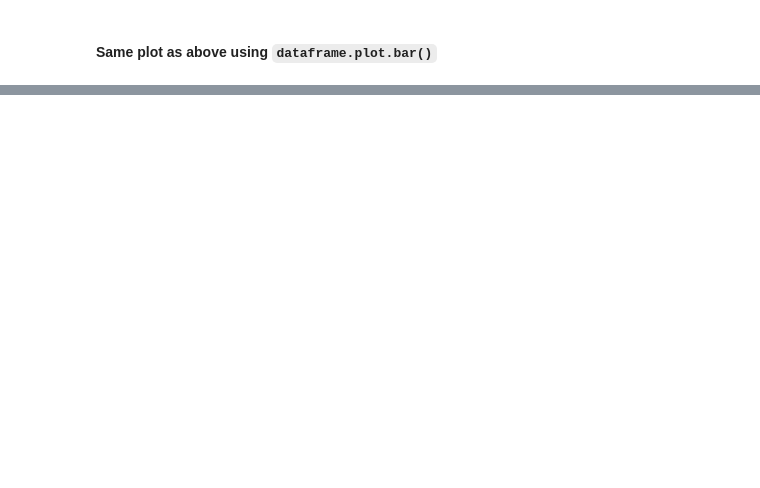
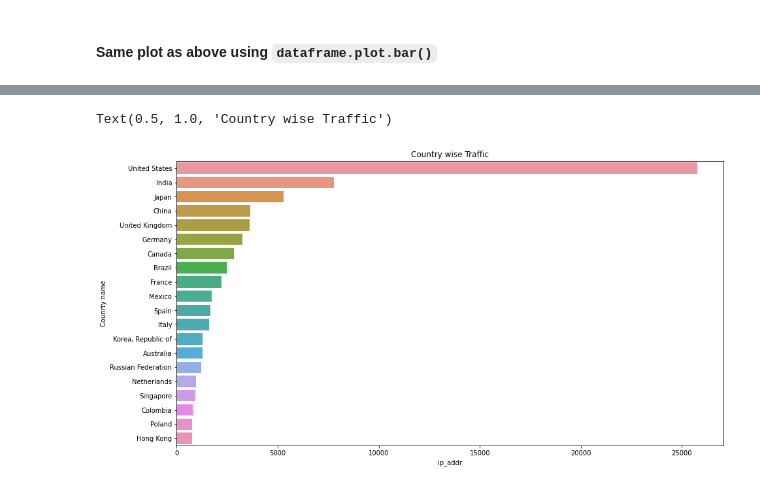
Before and after one commit to ltoco/Bot-Detection, a Jupyter notebook: ibm feature engineering.ipynb, the cells around one changed output, grey strips where cells are left out. Saved outputs shown, nothing was run; the diff lists cells and outputs as text; code cells hidden in the pictures; blank space fills up the shorter version.

```diff
--- a/ibm feature engineering.ipynb
+++ b/ibm feature engineering.ipynb
@@ -293,0 +264,6 @@ a = data.pivot_table(index='ctry_name', columns='ip_addr')
+# %%
+country_traffic = data.pivot_table(index='ctry_name', values='ip_addr', aggfunc='count')
+
+# country_traffic.sort_values(by='ip_addr', ascending=False, inplace=True)
+
+country_traffic.nlargest(5, 'ip_addr')
@@ -293,0 +278,8 @@ a = data.pivot_table(index='ctry_name', columns='ip_addr')
+# %%
+plt.figure(figsize=(15, 8))
+sns.barplot(x=country_traffic.nlargest(20, 'ip_addr').ip_addr, y=country_traffic.nlargest(20, 'ip_addr').index)
+plt.ylabel('Counrty name')
+plt.title('Country wise Traffic')
+# %% [output]
+Text(0.5, 1.0, 'Country wise Traffic')
+[figure, added]
```
Also changed, not shown: parts of 20 cells of this notebook.
